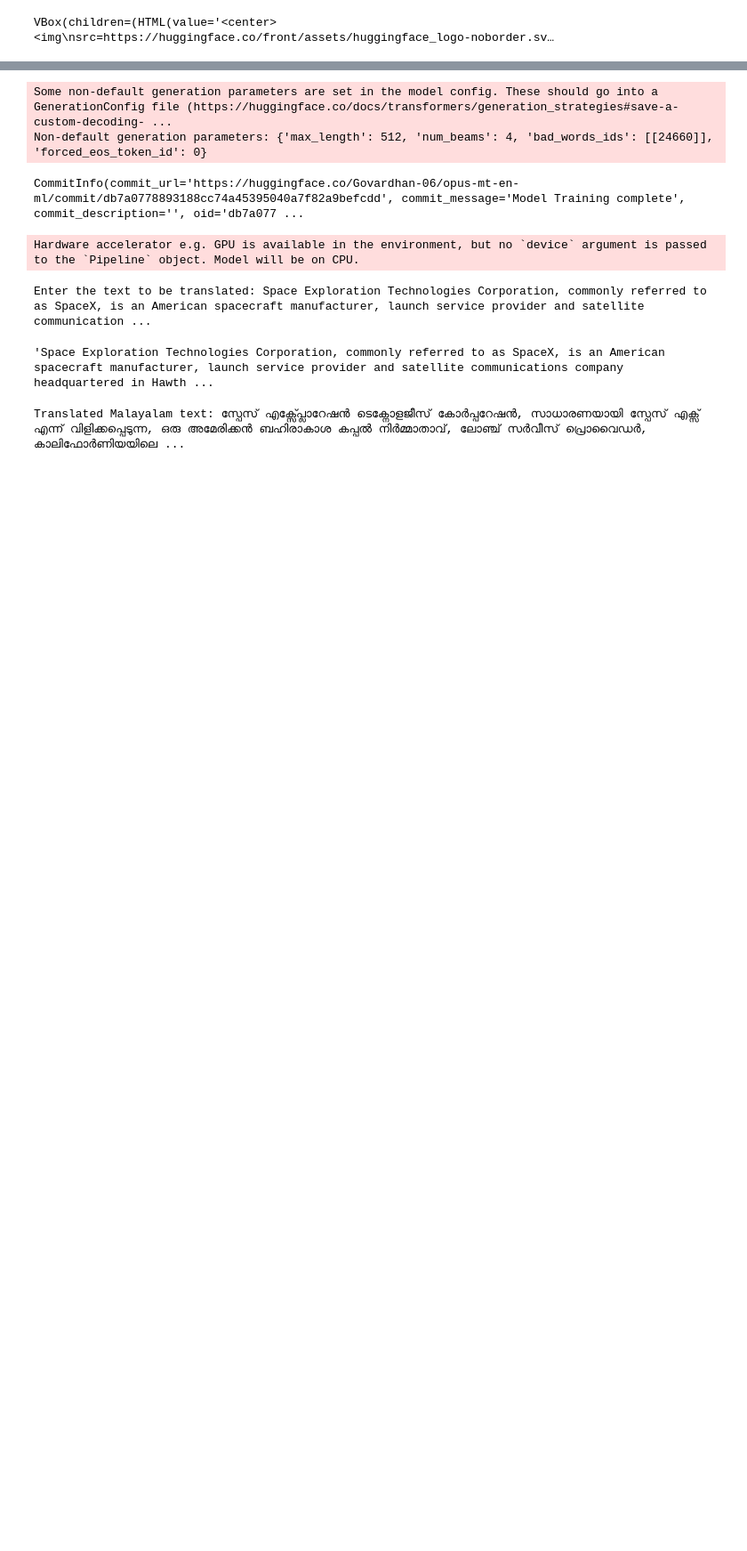
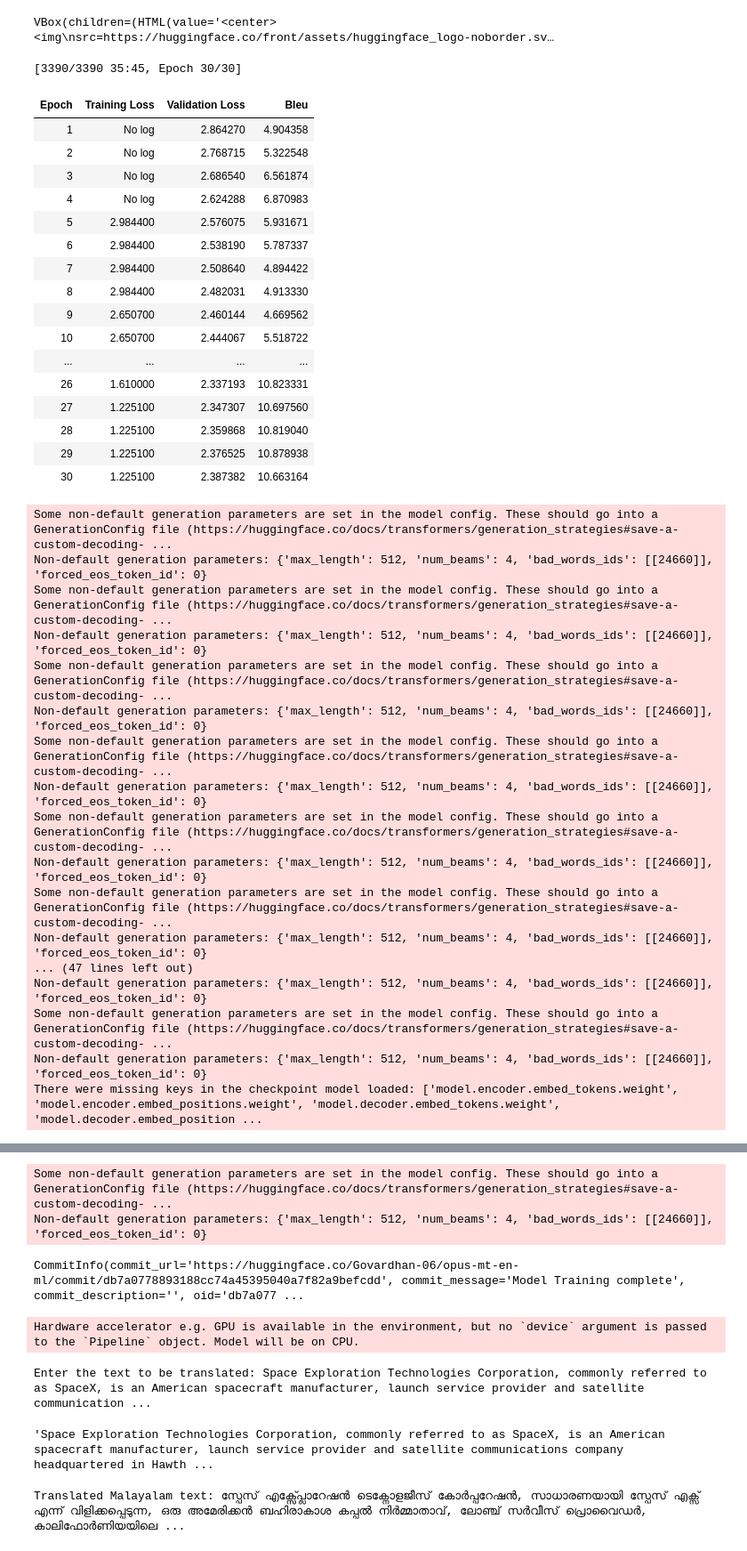
Before and after one commit to govardhan-06/Eng-Mal-Translator, a Jupyter notebook: Translator.ipynb, the cells around one changed output, grey strips where cells are left out. Shown: that part at 89% size. Drawn from its saved outputs; the diff is of its cells as text; code cells hidden in the pictures; blank space fills up the shorter version.

Commit message:
model update

```diff
--- a/Translator.ipynb
+++ b/Translator.ipynb
@@ -30,11 +35,11 @@ dataset['train'][1500]
 {'sentence_eng_Latn': 'Since 1988, ballot boxes must be transparent so that voters and observers can witness that no envelopes are present at the start of the vote and that no envelopes are added exce ...
  'sentence_mal_Mlym': '1988 മുതൽ ബാലറ്റ് ബോക്സുകൾ സുതാര്യമാണ്, അതിലൂടെ വോട്ടർമാർക്കും നിരീക്ഷകർക്കും വോട്ടെടുപ്പിന്റെ തുടക്കത്തിൽ ഒരു എൻ\u200cവലപ്പുകളും ഇല്ലെന്നതും ശരിയായി എണ്ണിയിട്ടുള്ളതും അംഗീകൃതവു ...
 # %%
-from transformers import AutoTokenizer,AutoModelForSeq2SeqLM
+from transformers import MarianMTModel, MarianTokenizer
 
 model_ckpt="Helsinki-NLP/opus-mt-en-ml"
-tokenizer = AutoTokenizer.from_pretrained(model_ckpt,return_tensors='pt')
-model = AutoModelForSeq2SeqLM.from_pretrained(model_ckpt)
+tokenizer = MarianTokenizer.from_pretrained(model_ckpt,return_tensors='pt')
+model = MarianMTModel.from_pretrained(model_ckpt)
 # %%
 dataset['train']['sentence_eng_Latn'][0]
 # %% [output]
@@ -58,10 +67,8 @@ dataset['train'].column_names
 # %%
-max_length=128
-
 def tokenize_function(examples):
   input= examples["sentence_eng_Latn"]
   target= examples["sentence_mal_Mlym"]
-  model_input = tokenizer(input, text_target=target,max_length=max_length, truncation=True)
+  model_input = tokenizer(input, text_target=target, truncation=True)
   return model_input
 # %%
 tokenized_inputs=dataset.map(tokenize_function,batched=True,remove_columns=dataset['train'].column_names)
@@ -147,33 +159,73 @@ VBox(children=(HTML(value='<center> <img\nsrc=https://huggingface.co/front/asset
 from transformers import Seq2SeqTrainingArguments
 
 # Adjusting the dropout rate in the model configuration
-model.config.dropout_rate = 0.3
+model.config.dropout_rate = 0.1
 
+# Training arguments
 args = Seq2SeqTrainingArguments(
-    model_ckpt,
-    eval_strategy="no",
+    output_dir=model_ckpt,
+    evaluation_strategy="epoch",  # Evaluate after each epoch
     save_strategy="epoch",
-    learning_rate=2e-5,
+    learning_rate=3e-5,  # Experiment with different values
     per_device_train_batch_size=16,
     per_device_eval_batch_size=16,
     weight_decay=0.01,
     save_total_limit=3,
-    num_train_epochs=30,
+    num_train_epochs=60,
     predict_with_generate=True,
     fp16=True,
     push_to_hub=True,
+    load_best_model_at_end=True,
+    metric_for_best_model="bleu",  #BLEU for evaluation
 )
 # %%
 from transformers import Seq2SeqTrainer
 
+# Trainer
 trainer = Seq2SeqTrainer(
-    model,
-    args,
-    train_dataset=tokenized_inputs["train"],
-    eval_dataset=tokenized_inputs["validation"],
+    model=model,
+    args=args,
+    train_dataset=tokenized_inputs['train'],
+    eval_dataset=tokenized_inputs['validation'],
+    tokenizer=tokenizer,
     data_collator=data_collator,
-    tokenizer=tokenizer,
-    compute_metrics=compute_metrics,
+    compute_metrics=compute_metrics,  # Define a function to compute BLEU or other metrics
 )
 
 trainer.train()
+# %% [output]
+[3390/3390 35:45, Epoch 30/30]
+| Epoch | Training Loss | Validation Loss | Bleu |
+| 1 | No log | 2.864270 | 4.904358 |
+| 2 | No log | 2.768715 | 5.322548 |
+| 3 | No log | 2.686540 | 6.561874 |
+| 4 | No log | 2.624288 | 6.870983 |
+| 5 | 2.984400 | 2.576075 | 5.931671 |
+| 6 | 2.984400 | 2.538190 | 5.787337 |
+| 7 | 2.984400 | 2.508640 | 4.894422 |
+| 8 | 2.984400 | 2.482031 | 4.913330 |
+| 9 | 2.650700 | 2.460144 | 4.669562 |
+| 10 | 2.650700 | 2.444067 | 5.518722 |
+| ... | ... | ... | ... |
+| 26 | 1.610000 | 2.337193 | 10.823331 |
+| 27 | 1.225100 | 2.347307 | 10.697560 |
+| 28 | 1.225100 | 2.359868 | 10.819040 |
+| 29 | 1.225100 | 2.376525 | 10.878938 |
+| 30 | 1.225100 | 2.387382 | 10.663164 |
+Some non-default generation parameters are set in the model config. These should go into a GenerationConfig file (https://huggingface.co/docs/transformers/generation_strategies#save-a-custom-decoding- ...
+Non-default generation parameters: {'max_length': 512, 'num_beams': 4, 'bad_words_ids': [[24660]], 'forced_eos_token_id': 0}
+Some non-default generation parameters are set in the model config. These should go into a GenerationConfig file (https://huggingface.co/docs/transformers/generation_strategies#save-a-custom-decoding- ...
+Non-default generation parameters: {'max_length': 512, 'num_beams': 4, 'bad_words_ids': [[24660]], 'forced_eos_token_id': 0}
+Some non-default generation parameters are set in the model config. These should go into a GenerationConfig file (https://huggingface.co/docs/transformers/generation_strategies#save-a-custom-decoding- ...
+Non-default generation parameters: {'max_length': 512, 'num_beams': 4, 'bad_words_ids': [[24660]], 'forced_eos_token_id': 0}
+Some non-default generation parameters are set in the model config. These should go into a GenerationConfig file (https://huggingface.co/docs/transformers/generation_strategies#save-a-custom-decoding- ...
+Non-default generation parameters: {'max_length': 512, 'num_beams': 4, 'bad_words_ids': [[24660]], 'forced_eos_token_id': 0}
+Some non-default generation parameters are set in the model config. These should go into a GenerationConfig file (https://huggingface.co/docs/transformers/generation_strategies#save-a-custom-decoding- ...
+Non-default generation parameters: {'max_length': 512, 'num_beams': 4, 'bad_words_ids': [[24660]], 'forced_eos_token_id': 0}
+Some non-default generation parameters are set in the model config. These should go into a GenerationConfig file (https://huggingface.co/docs/transformers/generation_strategies#save-a-custom-decoding- ...
+Non-default generation parameters: {'max_length': 512, 'num_beams': 4, 'bad_words_ids': [[24660]], 'forced_eos_token_id': 0}
+... (47 lines left out)
+Non-default generation parameters: {'max_length': 512, 'num_beams': 4, 'bad_words_ids': [[24660]], 'forced_eos_token_id': 0}
+Some non-default generation parameters are set in the model config. These should go into a GenerationConfig file (https://huggingface.co/docs/transformers/generation_strategies#save-a-custom-decoding- ...
+Non-default generation parameters: {'max_length': 512, 'num_beams': 4, 'bad_words_ids': [[24660]], 'forced_eos_token_id': 0}
+There were missing keys in the checkpoint model loaded: ['model.encoder.embed_tokens.weight', 'model.encoder.embed_positions.weight', 'model.decoder.embed_tokens.weight', 'model.decoder.embed_position ...
```
Also changed, not shown: parts of 5 cells of this notebook.
